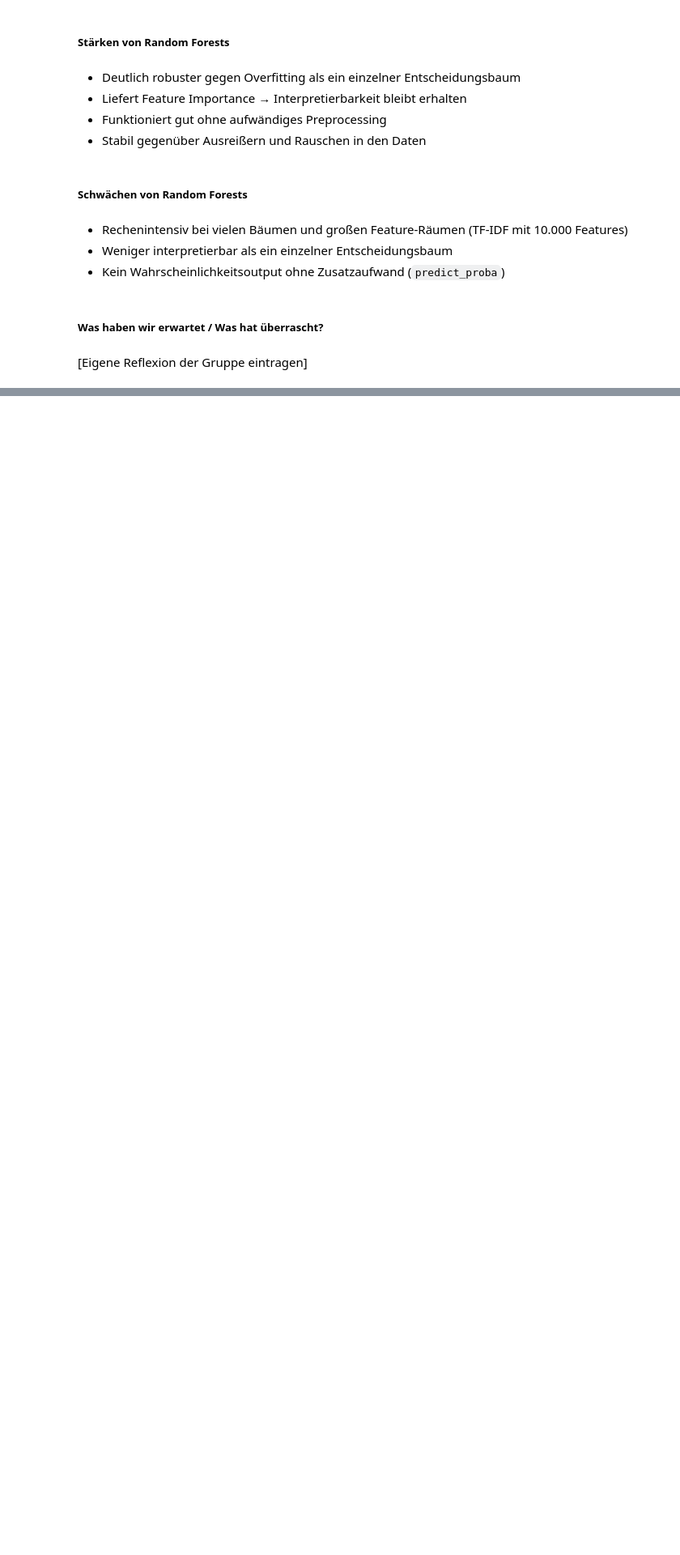
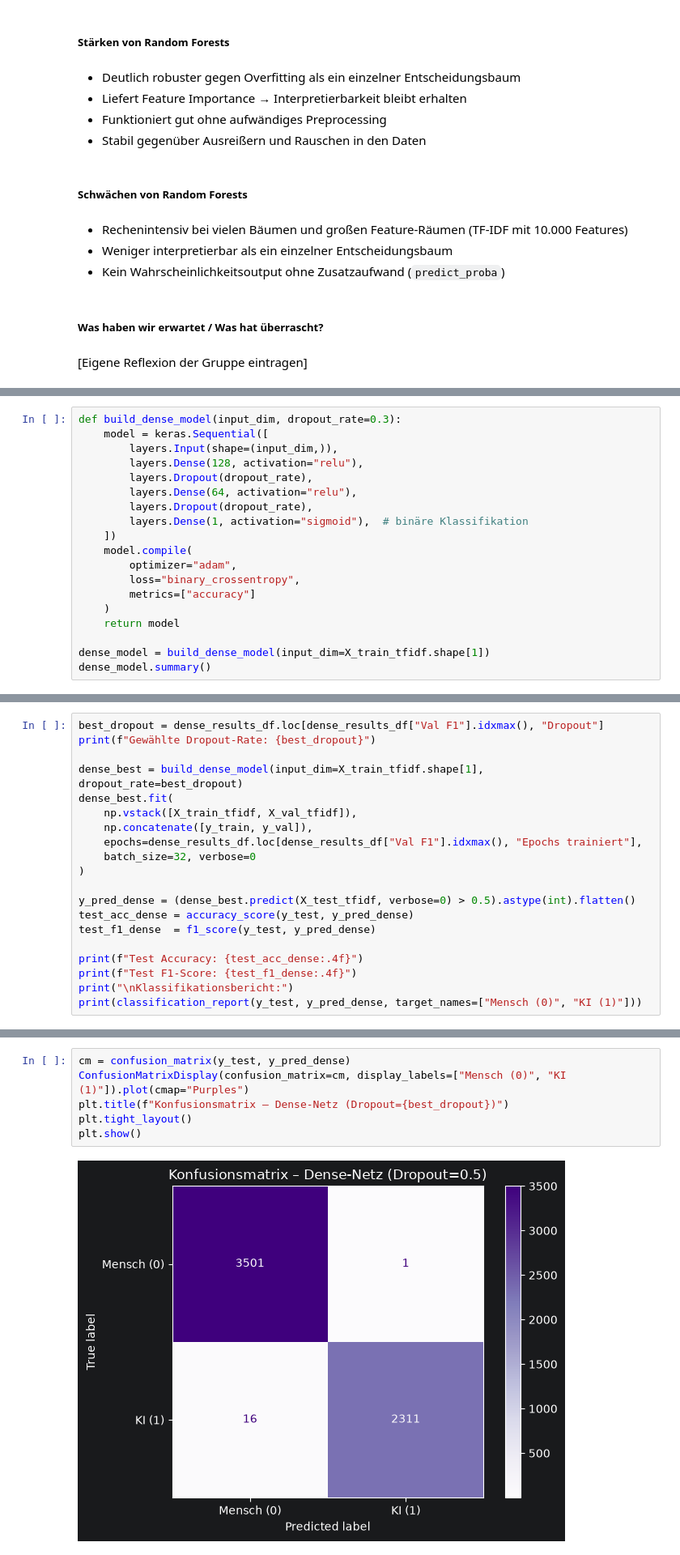
Before and after one commit to TheAmarok/Neue-Konzepte-Gruppe-9, a Jupyter notebook: Notebook_Abgabeversion.ipynb, the cells around one changed output, grey strips where cells are left out. Shown at 81% size. Drawn from its saved outputs; the diff is of its cells as text; blank space fills up the shorter version.

```diff
--- a/Notebook_Abgabeversion.ipynb
+++ b/Notebook_Abgabeversion.ipynb
@@ -2714,0 +2801,19 @@ Scores je Fold: [np.float64(0.9842), np.float64(0.9829), np.float64(0.984), np.f
+# %%
+def build_dense_model(input_dim, dropout_rate=0.3):
+    model = keras.Sequential([
+        layers.Input(shape=(input_dim,)),
+        layers.Dense(128, activation="relu"),
+        layers.Dropout(dropout_rate),
+        layers.Dense(64, activation="relu"),
+        layers.Dropout(dropout_rate),
+        layers.Dense(1, activation="sigmoid"),  # binäre Klassifikation
+    ])
+    model.compile(
+        optimizer="adam",
+        loss="binary_crossentropy",
+        metrics=["accuracy"]
+    )
+    return model
+
+dense_model = build_dense_model(input_dim=X_train_tfidf.shape[1])
+dense_model.summary()
@@ -2714,0 +2889,20 @@ Scores je Fold: [np.float64(0.9842), np.float64(0.9829), np.float64(0.984), np.f
+# %%
+best_dropout = dense_results_df.loc[dense_results_df["Val F1"].idxmax(), "Dropout"]
+print(f"Gewählte Dropout-Rate: {best_dropout}")
+
+dense_best = build_dense_model(input_dim=X_train_tfidf.shape[1], dropout_rate=best_dropout)
+dense_best.fit(
+    np.vstack([X_train_tfidf, X_val_tfidf]),
+    np.concatenate([y_train, y_val]),
+    epochs=dense_results_df.loc[dense_results_df["Val F1"].idxmax(), "Epochs trainiert"],
+    batch_size=32, verbose=0
+)
+
+y_pred_dense = (dense_best.predict(X_test_tfidf, verbose=0) > 0.5).astype(int).flatten()
+test_acc_dense = accuracy_score(y_test, y_pred_dense)
+test_f1_dense  = f1_score(y_test, y_pred_dense)
+
+print(f"Test Accuracy: {test_acc_dense:.4f}")
+print(f"Test F1-Score: {test_f1_dense:.4f}")
+print("\nKlassifikationsbericht:")
+print(classification_report(y_test, y_pred_dense, target_names=["Mensch (0)", "KI (1)"]))
@@ -2714,0 +2923,8 @@ Scores je Fold: [np.float64(0.9842), np.float64(0.9829), np.float64(0.984), np.f
+# %%
+cm = confusion_matrix(y_test, y_pred_dense)
+ConfusionMatrixDisplay(confusion_matrix=cm, display_labels=["Mensch (0)", "KI (1)"]).plot(cmap="Purples")
+plt.title(f"Konfusionsmatrix – Dense-Netz (Dropout={best_dropout})")
+plt.tight_layout()
+plt.show()
+# %% [output]
+[figure, added]
```
Also changed, not shown: parts of 53 cells of this notebook.
